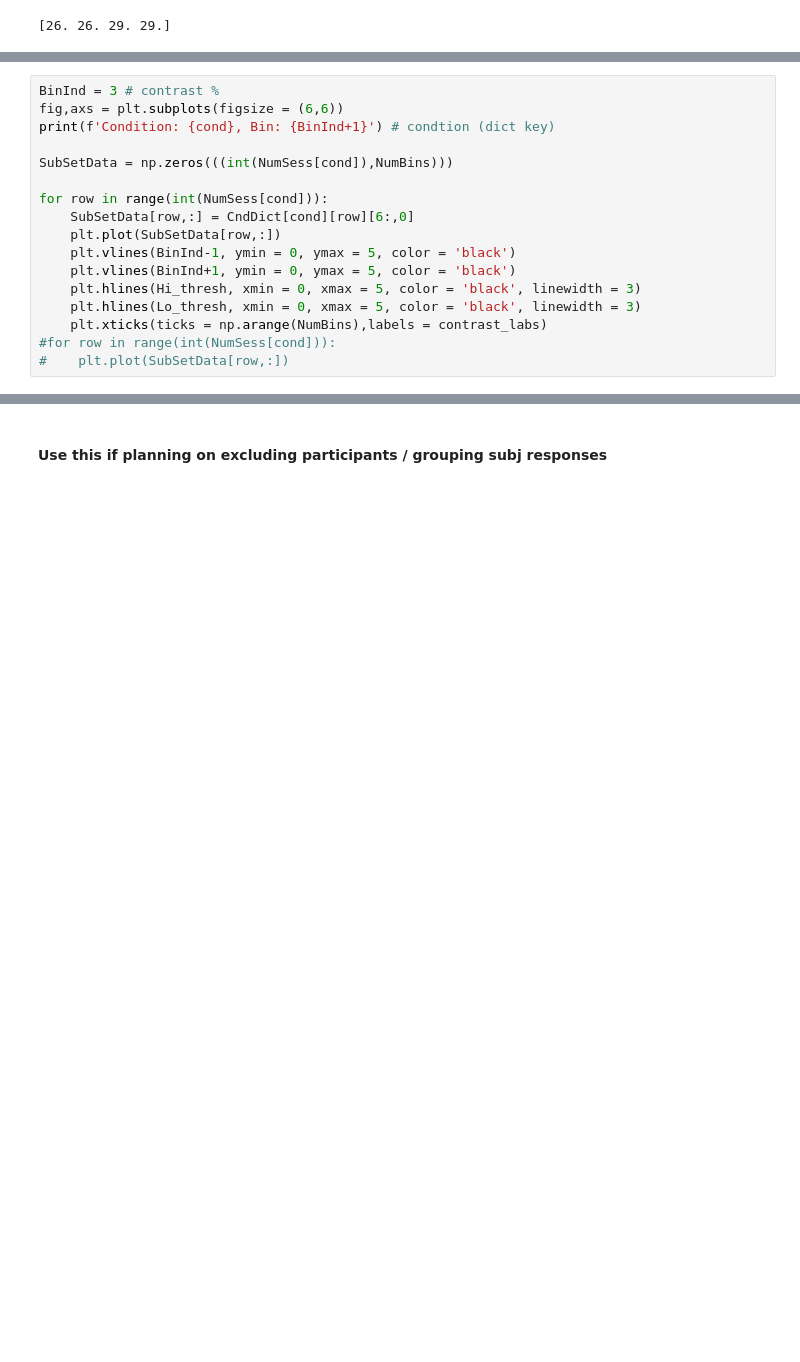
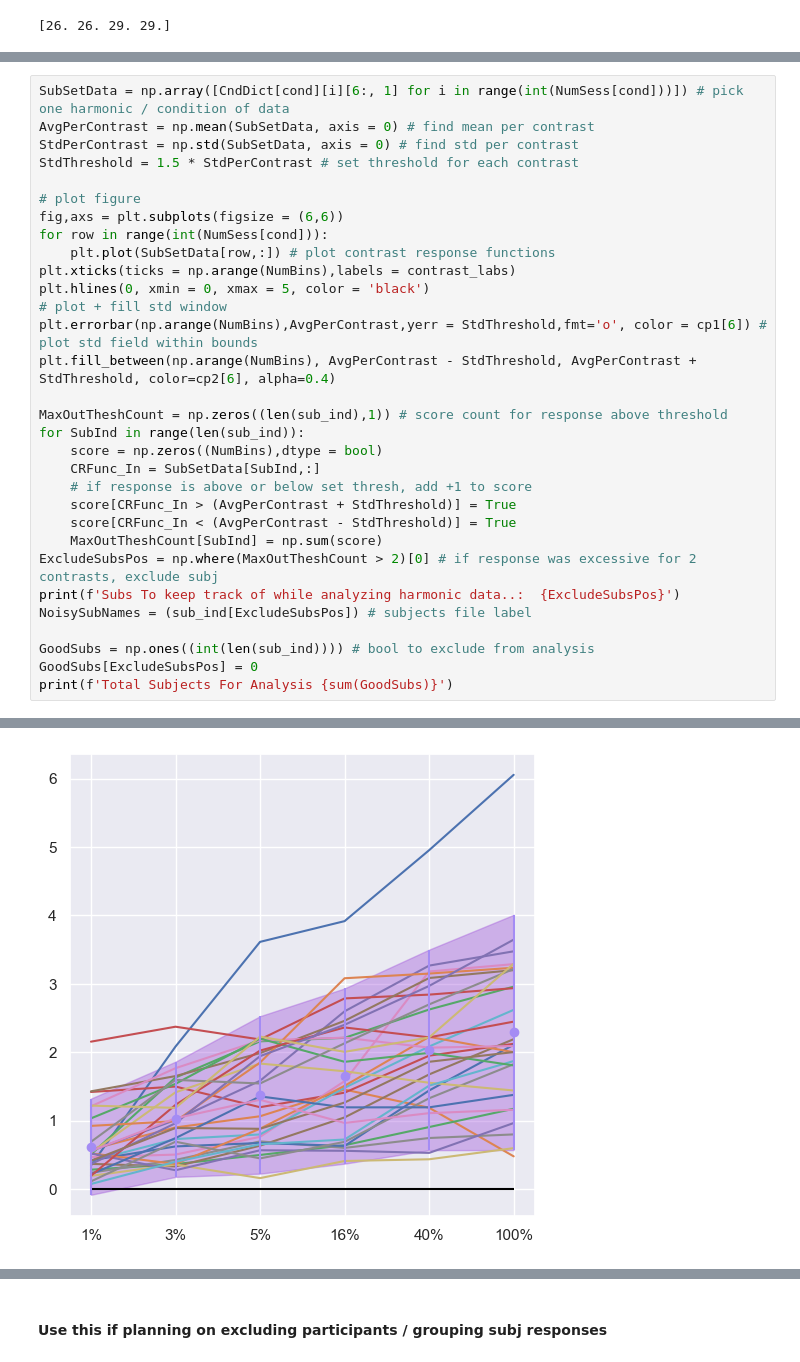
Before and after one commit to PatriciaNL/LTP_analysis, a Jupyter notebook: PythonScripts/ProcessingPipeline/GrandCRFAvgData.ipynb, the cells around one changed output, grey strips where cells are left out. Cells and saved outputs as stored; diff of their text form; blank space fills up the shorter version.

```diff
--- a/PythonScripts/ProcessingPipeline/GrandCRFAvgData.ipynb
+++ b/PythonScripts/ProcessingPipeline/GrandCRFAvgData.ipynb
@@ -250,17 +189,0 @@ plt.show()
-# %%
-BinInd = 3 # contrast %
-fig,axs = plt.subplots(figsize = (6,6))
-print(f'Condition: {cond}, Bin: {BinInd+1}') # condtion (dict key)
-
-SubSetData = np.zeros(((int(NumSess[cond]),NumBins)))
-
-for row in range(int(NumSess[cond])):
-    SubSetData[row,:] = CndDict[cond][row][6:,0]
-    plt.plot(SubSetData[row,:])
-    plt.vlines(BinInd-1, ymin = 0, ymax = 5, color = 'black')
-    plt.vlines(BinInd+1, ymin = 0, ymax = 5, color = 'black')
-    plt.hlines(Hi_thresh, xmin = 0, xmax = 5, color = 'black', linewidth = 3)
-    plt.hlines(Lo_thresh, xmin = 0, xmax = 5, color = 'black', linewidth = 3)
-    plt.xticks(ticks = np.arange(NumBins),labels = contrast_labs)
-#for row in range(int(NumSess[cond])):
-#    plt.plot(SubSetData[row,:])
@@ -306,0 +192,32 @@ print(DubiousSubs)
+# %%
+SubSetData = np.array([CndDict[cond][i][6:, 1] for i in range(int(NumSess[cond]))]) # pick one harmonic / condition of data
+AvgPerContrast = np.mean(SubSetData, axis = 0) # find mean per contrast
+StdPerContrast = np.std(SubSetData, axis = 0) # find std per contrast
+StdThreshold = 1.5 * StdPerContrast # set threshold for each contrast
+
+# plot figure
+fig,axs = plt.subplots(figsize = (6,6))
+for row in range(int(NumSess[cond])):
+    plt.plot(SubSetData[row,:]) # plot contrast response functions
+plt.xticks(ticks = np.arange(NumBins),labels = contrast_labs)
+plt.hlines(0, xmin = 0, xmax = 5, color = 'black')
+# plot + fill std window
+plt.errorbar(np.arange(NumBins),AvgPerContrast,yerr = StdThreshold,fmt='o', color = cp1[6]) # plot std field within bounds
+plt.fill_between(np.arange(NumBins), AvgPerContrast - StdThreshold, AvgPerContrast + StdThreshold, color=cp2[6], alpha=0.4)
+
+MaxOutTheshCount = np.zeros((len(sub_ind),1)) # score count for response above threshold
+for SubInd in range(len(sub_ind)):
+    score = np.zeros((NumBins),dtype = bool)
+    CRFunc_In = SubSetData[SubInd,:]
+    # if response is above or below set thresh, add +1 to score
+    score[CRFunc_In > (AvgPerContrast + StdThreshold)] = True
+    score[CRFunc_In < (AvgPerContrast - StdThreshold)] = True
+    MaxOutTheshCount[SubInd] = np.sum(score)
+ExcludeSubsPos = np.where(MaxOutTheshCount > 2)[0] # if response was excessive for 2 contrasts, exclude subj
+print(f'Subs To keep track of while analyzing harmonic data..:  {ExcludeSubsPos}')
+NoisySubNames = (sub_ind[ExcludeSubsPos]) # subjects file label
+
+GoodSubs = np.ones((int(len(sub_ind)))) # bool to exclude from analysis
+GoodSubs[ExcludeSubsPos] = 0
+print(f'Total Subjects For Analysis {sum(GoodSubs)}')
+# %% [output]
@@ -306,0 +226 @@ print(DubiousSubs)
+[figure, added]
```
Also changed, not shown: parts of 18 cells of this notebook.
